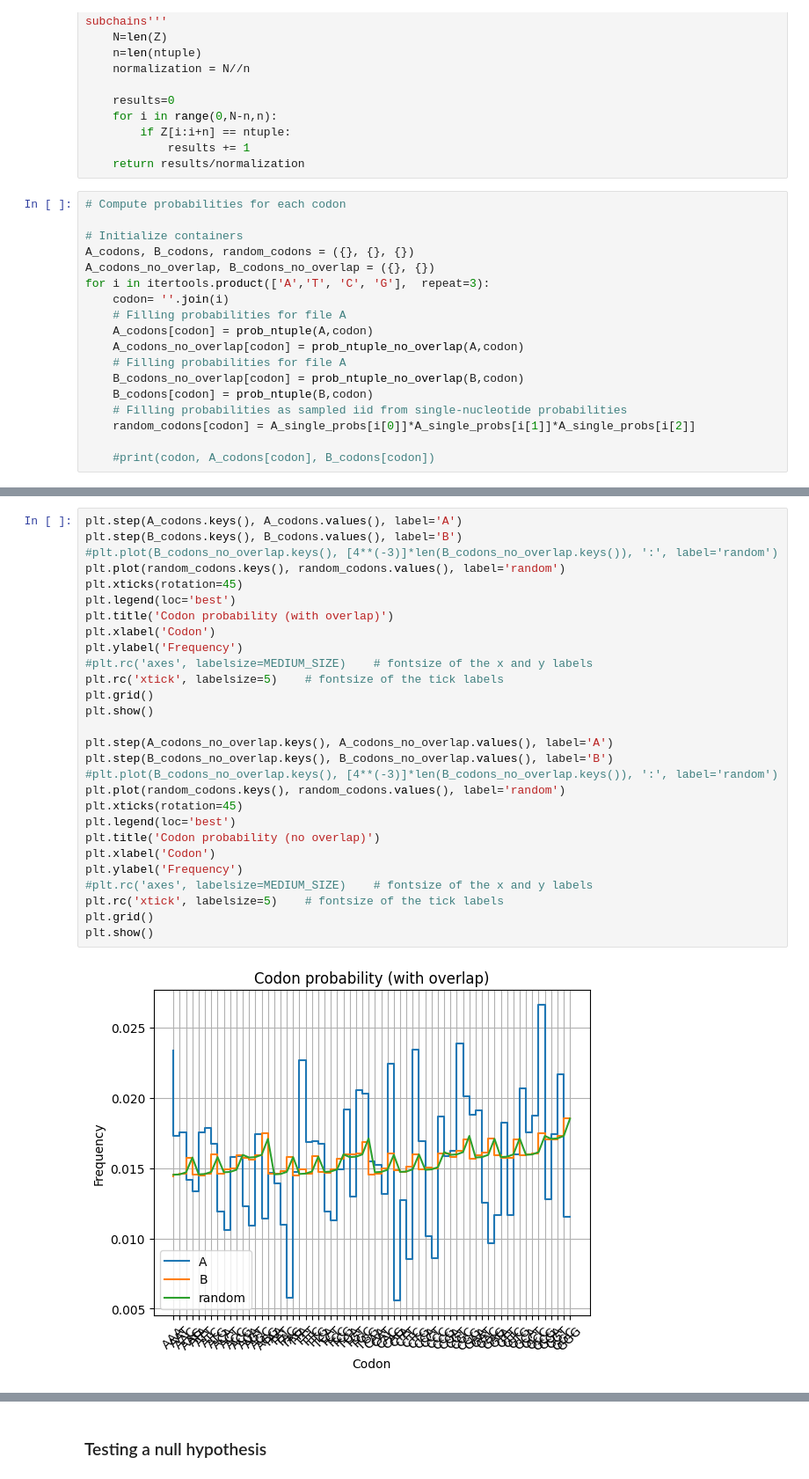
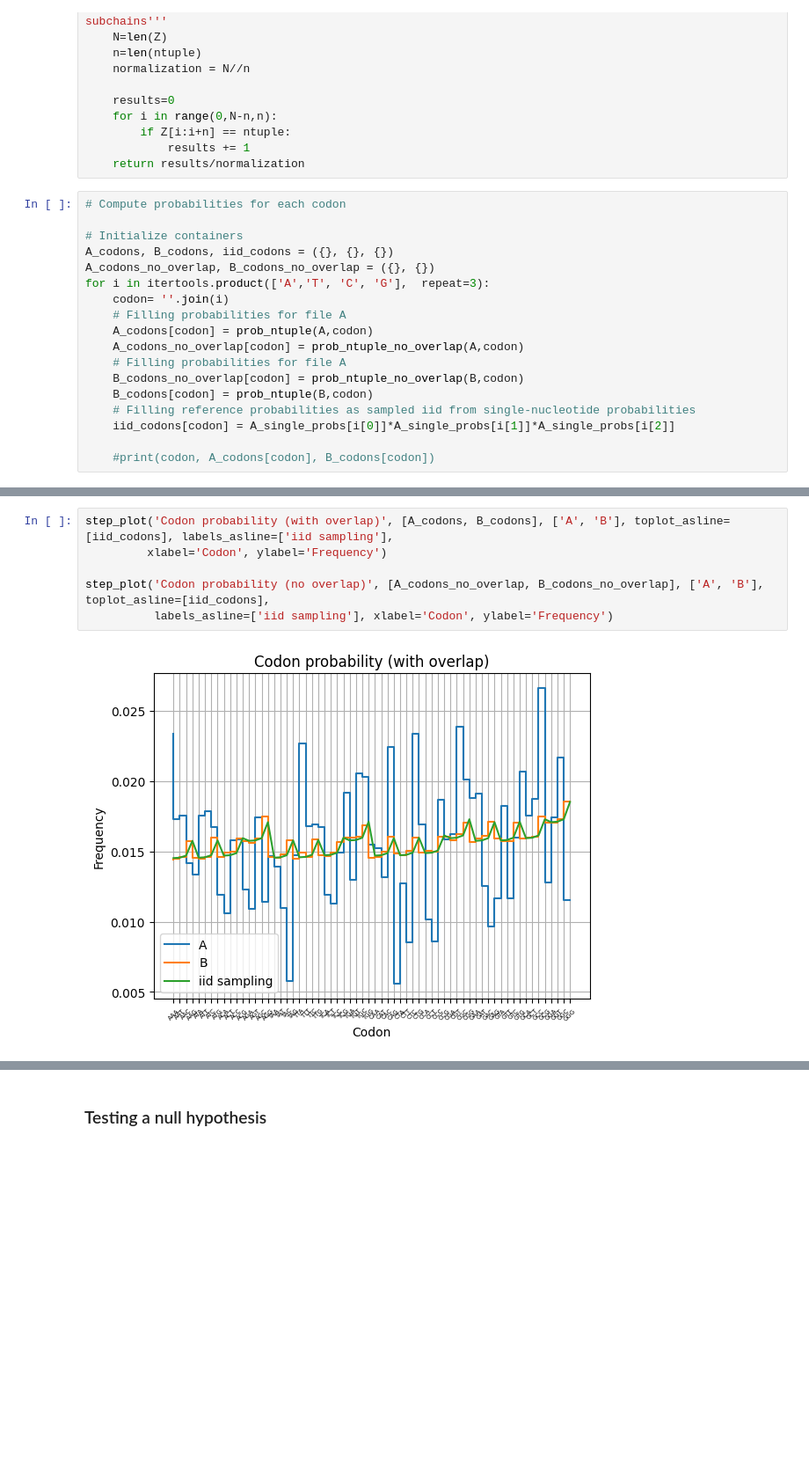
Before and after one commit to Joshua-Lemus/Which-is-E_Coli, a Jupyter notebook: Which-is-EColi.ipynb, the cells around one changed output, grey strips where cells are left out. Shown at 88% size. Drawn from its saved outputs; the diff is of its cells as text; blank space fills up the shorter version.

```diff
--- a/Which-is-EColi.ipynb
+++ b/Which-is-EColi.ipynb
@@ -141,7 +141,7 @@ def prob_ntuple_no_overlap(Z, ntuple):
 # Compute probabilities for each codon
 
 # Initialize containers
-A_codons, B_codons, random_codons = ({}, {}, {})
+A_codons, B_codons, iid_codons = ({}, {}, {})
 A_codons_no_overlap, B_codons_no_overlap = ({}, {})
 for i in itertools.product(['A','T', 'C', 'G'],  repeat=3):
     codon= ''.join(i)
@@ -151,7 +151,7 @@ for i in itertools.product(['A','T', 'C', 'G'],  repeat=3):
     # Filling probabilities for file A
     B_codons_no_overlap[codon] = prob_ntuple_no_overlap(B,codon)
     B_codons[codon] = prob_ntuple(B,codon)
-    # Filling probabilities as sampled iid from single-nucleotide probabilities
-    random_codons[codon] = A_single_probs[i[0]]*A_single_probs[i[1]]*A_single_probs[i[2]]
+    # Filling reference probabilities as sampled iid from single-nucleotide probabilities
+    iid_codons[codon] = A_single_probs[i[0]]*A_single_probs[i[1]]*A_single_probs[i[2]]
 
     #print(codon, A_codons[codon], B_codons[codon])
@@ -158,30 +181,8 @@ for i in itertools.product(['A','T', 'C', 'G'],  repeat=3):
 # %%
-plt.step(A_codons.keys(), A_codons.values(), label='A')
-plt.step(B_codons.keys(), B_codons.values(), label='B')
-#plt.plot(B_codons_no_overlap.keys(), [4**(-3)]*len(B_codons_no_overlap.keys()), ':', label='random')
-plt.plot(random_codons.keys(), random_codons.values(), label='random')
-plt.xticks(rotation=45)
-plt.legend(loc='best')
-plt.title('Codon probability (with overlap)')
-plt.xlabel('Codon')
-plt.ylabel('Frequency')
-#plt.rc('axes', labelsize=MEDIUM_SIZE)    # fontsize of the x and y labels
-plt.rc('xtick', labelsize=5)    # fontsize of the tick labels
-plt.grid()
-plt.show()
+step_plot('Codon probability (with overlap)', [A_codons, B_codons], ['A', 'B'], toplot_asline=[iid_codons], labels_asline=['iid sampling'],
+         xlabel='Codon', ylabel='Frequency')
 
-plt.step(A_codons_no_overlap.keys(), A_codons_no_overlap.values(), label='A')
-plt.step(B_codons_no_overlap.keys(), B_codons_no_overlap.values(), label='B')
-#plt.plot(B_codons_no_overlap.keys(), [4**(-3)]*len(B_codons_no_overlap.keys()), ':', label='random')
-plt.plot(random_codons.keys(), random_codons.values(), label='random')
-plt.xticks(rotation=45)
-plt.legend(loc='best')
-plt.title('Codon probability (no overlap)')
-plt.xlabel('Codon')
-plt.ylabel('Frequency')
-#plt.rc('axes', labelsize=MEDIUM_SIZE)    # fontsize of the x and y labels
-plt.rc('xtick', labelsize=5)    # fontsize of the tick labels
-plt.grid()
-plt.show()
+step_plot('Codon probability (no overlap)', [A_codons_no_overlap, B_codons_no_overlap], ['A', 'B'], toplot_asline=[iid_codons],
+          labels_asline=['iid sampling'], xlabel='Codon', ylabel='Frequency')
 # %% [output]
-[figure, old version]
+[figure, new version]
```
Also changed, not shown: parts of 36 cells of this notebook.
